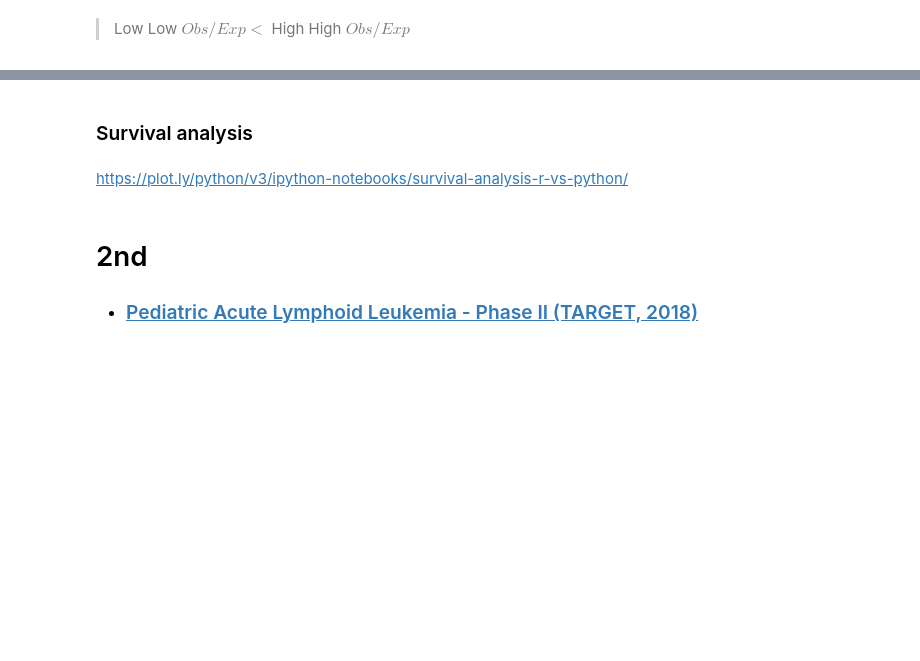
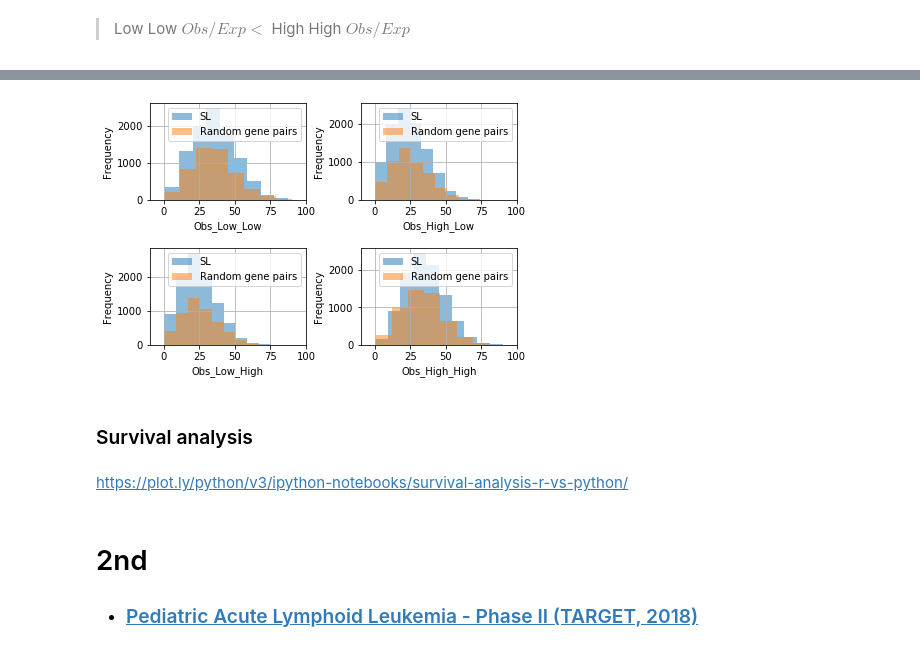
Before and after one commit to goodarzilab/Abe, a Jupyter notebook: Projects/Patient_GI/notebook.ipynb, the cells around one changed output, grey strips where cells are left out. Saved outputs shown, nothing was run; the diff lists cells and outputs as text; code cells hidden in the pictures; blank space fills up the shorter version.

```diff
--- a/Projects/Patient_GI/notebook.ipynb
+++ b/Projects/Patient_GI/notebook.ipynb
@@ -244,0 +356,2 @@ done in 125.003775s
+# %%
+r_test = random_test('cBioPortal/aml_ohsu_2018/data_RNA_Seq_mRNA_median_Zscores.txt', cell_line = 'Jurkat')
@@ -245,3 +385,7 @@ done in 125.003775s
+# %%
+stat_test_plot(test,r_test)
+# %% [output]
+[figure, added]
 # %% [markdown]
 ### Survival analysis
 # %% [markdown]
```
Also changed, not shown: parts of 37 cells of this notebook.
